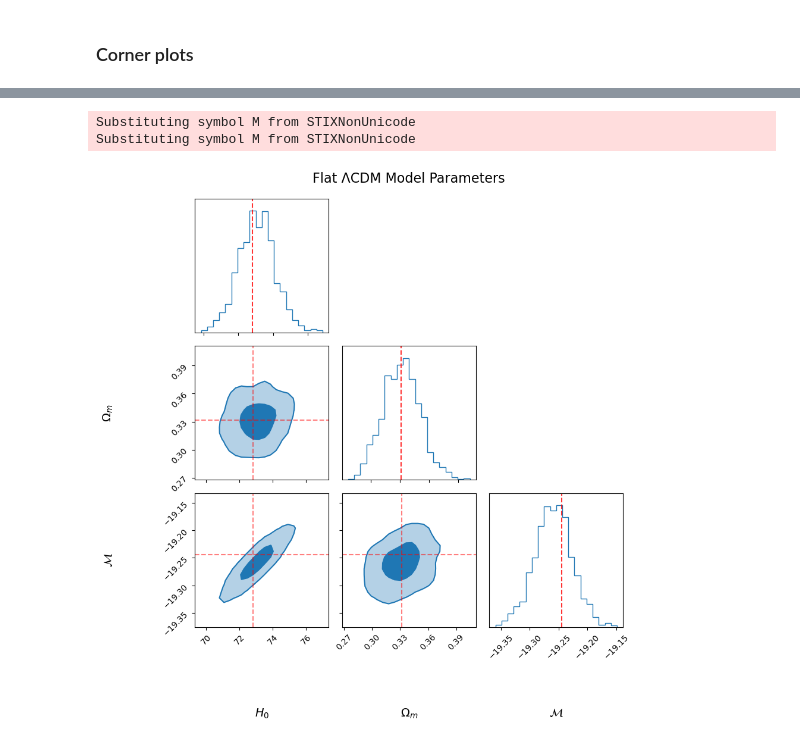
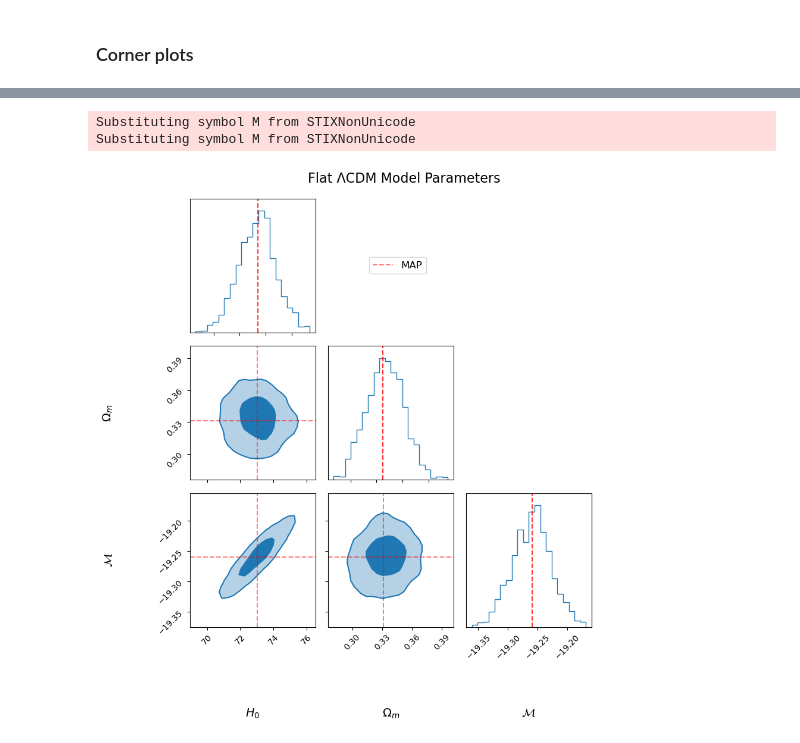
Before and after one commit to danschoe/bayes_stats, a Jupyter notebook: analysis.ipynb, the cells around one changed output, grey strips where cells are left out. Drawn from its saved outputs; the diff is of its cells as text; code cells hidden in the pictures.

```diff
--- a/analysis.ipynb
+++ b/analysis.ipynb
@@ -738,6 +758,7 @@ plt.show()
 def create_corner_plot(
     samples,
     param_labels,
+    map_estimates,
     title=None,
     figsize=None,
 ):
@@ -746,13 +767,6 @@ def create_corner_plot(
     # Set default figure size if not provided
     if figsize is None:
         figsize = (3*n_params, 3*n_params)
-
-    modes = []
-    for i in range(n_params):
-        hist, bin_edges = np.histogram(samples[:, i], bins=100)
-        mode_idx = np.argmax(hist)
-        mode = (bin_edges[mode_idx] + bin_edges[mode_idx + 1]) / 2
-        modes.append(mode)
 
     fig = plt.figure(figsize=figsize)
 
@@ -775,41 +789,57 @@ def create_corner_plot(
         fig=fig
     )
 
     axes = np.array(fig.axes).reshape((n_params, n_params))
 
-    # Add mode lines to each histogram and 2D plot
+    legend_line = None
+
     for i in range(n_params):
-        axes[i,i].axvline(modes[i], color='red', linestyle='--', lw=1.5, alpha=0.8)
+        # Add vertical line to histogram
+        axes[i,i].axvline(map_estimates[i], color='red', linestyle='--', lw=1.5, alpha=0.8)
 
+        # Add lines to 2D plots
         for j in range(i):
-            axes[i,j].axvline(modes[j], color='red', linestyle='--', lw=1.5, alpha=0.5)
-            axes[i,j].axhline(modes[i], color='red', linestyle='--', lw=1.5, alpha=0.5)
+            line_v = axes[i,j].axvline(map_estimates[j], color='red', linestyle='--', lw=1.5, alpha=0.5)
+            line_h = axes[i,j].axhline(map_estimates[i], color='red', linestyle='--', lw=1.5, alpha=0.5)
 
-    # Adjust spacing
+            # Store one of the lines for the legend
+            if legend_line is None:
+                legend_line = line_v
+
+    # Add legend to the figure (outside the plots)
+    fig.legend([legend_line],
+            ['MAP'],  # Changed legend text from 'Mode' to 'MAP'
+            fontsize=12,
+            bbox_to_anchor=(0.55, 0.8),  # Position of the legend
+            loc='upper right',  # Reference point for the bbox_to_anchor
+            bbox_transform=fig.transFigure)
+
+    # Adjust spacing - modified to leave space for legend
     plt.subplots_adjust(
         left=0.1,
         bottom=0.1,
-        right=0.9,
+        right=0.85,  # Reduced from 0.9 to make space for legend
         top=0.9,
         wspace=0.1,
         hspace=0.1
     )
 
     # Add title if provided
     if title:
         fig.suptitle(title, y=0.95, fontsize=16)
 
     return fig
 
 fig_flat_lcdm = create_corner_plot(
     samples=chain_flat_lcdm,
     param_labels= [r'$H_0$', r'$\Omega_m$', r'$\mathcal{M}$'],
-    title='Flat ΛCDM Model Parameters'
+    title='Flat ΛCDM Model Parameters',
+    map_estimates=theta_MAP_flat_lcdm
 )
 # %% [output]
 Substituting symbol M from STIXNonUnicode
 Substituting symbol M from STIXNonUnicode
-[figure, old version]
+[figure, new version]
 # %%
 fig_flat_lcdm = create_corner_plot(
     samples=chain_lcdm,
```
Also changed, not shown: parts of 11 cells of this notebook.
